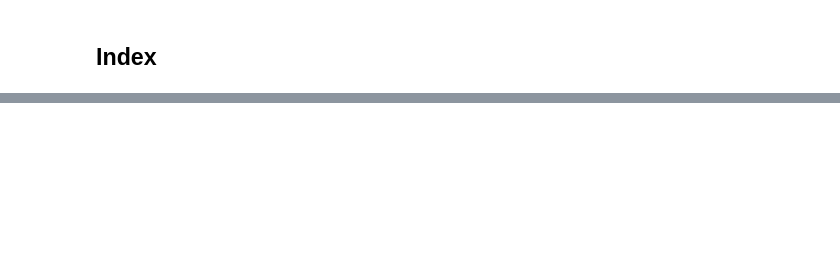
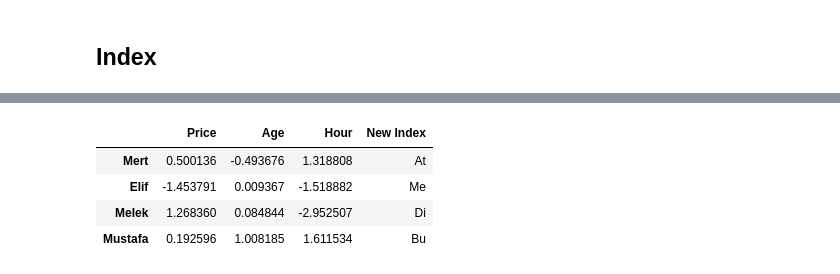
Before and after one commit to MertGuney/Python-Training, a Jupyter notebook: Pandas/02-Pandas-DataFrame.ipynb, the cells around one changed output, grey strips where cells are left out. Saved outputs shown, nothing was run; the diff lists cells and outputs as text; code cells hidden in the pictures; blank space fills up the shorter version.

```diff
--- a/Pandas/02-Pandas-DataFrame.ipynb
+++ b/Pandas/02-Pandas-DataFrame.ipynb
@@ -147,0 +157,12 @@ newDataFrame[newDataFrame["Age"] > 0]
+# %%
+newIndexList = ["At", "Me", "Di", "Bu"]
+# %%
+newDataFrame["New Index"] = newIndexList
+# %%
+newDataFrame
+# %% [output]
+|  | Price | Age | Hour | New Index |
+| Mert | 0.500136 | -0.493676 | 1.318808 | At |
+| Elif | -1.453791 | 0.009367 | -1.518882 | Me |
+| Melek | 1.268360 | 0.084844 | -2.952507 | Di |
+| Mustafa | 0.192596 | 1.008185 | 1.611534 | Bu |
```
Also changed, not shown: parts of 37 cells of this notebook, 1 other file.
